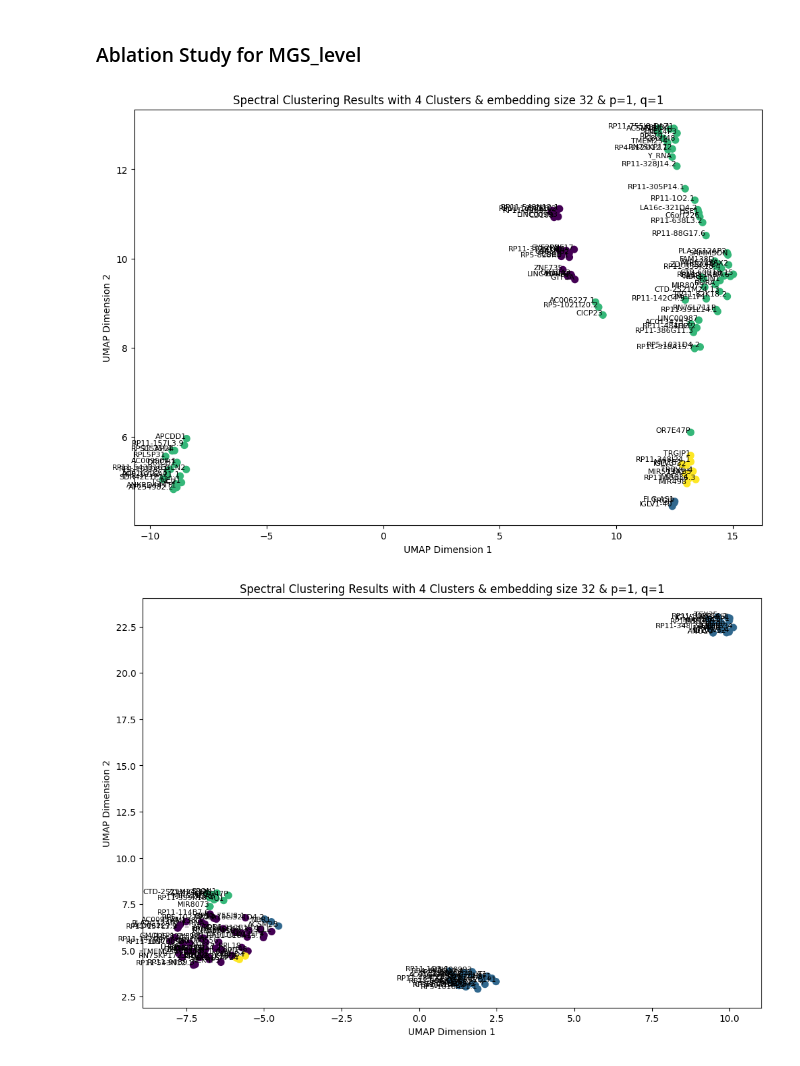
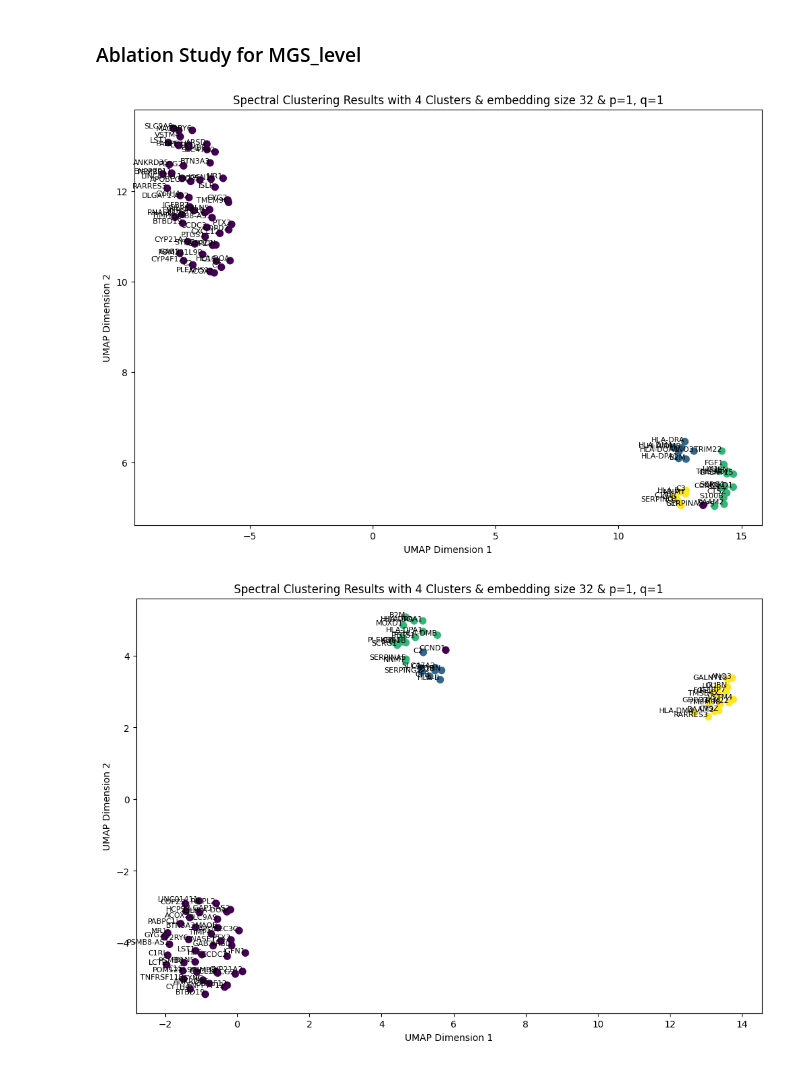
Before and after one commit to arkobarman/graphical_gene_clustering_RNASeq, a Jupyter notebook: pipeline.ipynb, the cells around one changed output. Cells and saved outputs as stored; diff of their text form; code cells hidden in the pictures.

```diff
--- a/pipeline.ipynb
+++ b/pipeline.ipynb
@@ -36,8 +38,23 @@ phase_4 = gene_expression.loc[phase_4_indices]
+# %%
+gene_expression = pd.read_csv('dataset/aak81Dataset.csv')
+meta_data = pd.DataFrame(gene_expression['mgs_level'])
+# %%
+gene_expression.drop(columns=['sample_id', 'Unnamed: 0', 'mgs_level'], inplace=True)
+# %%
+phase_1_indices = meta_data[meta_data['mgs_level'] == 'MGS1'].index
+phase_2_indices = meta_data[meta_data['mgs_level'] == 'MGS2'].index
+phase_3_indices = meta_data[meta_data['mgs_level'] == 'MGS3'].index
+phase_4_indices = meta_data[meta_data['mgs_level'] == 'MGS4'].index
+
+phase_1 = gene_expression.loc[phase_1_indices]
+phase_2 = gene_expression.loc[phase_2_indices]
+phase_3 = gene_expression.loc[phase_3_indices]
+phase_4 = gene_expression.loc[phase_4_indices]
 # %% [markdown]
 # 2. CS-CORE Method
 # %%
 # hyperparameters
-num_genes = 100
+num_genes = 81
 # %% [markdown]
 ### Compute the most expressed genes
 # %%
@@ -148,9 +162,9 @@ phase_3_embedding = graph_to_node2vec_embeddings(phase_3_clustering, dimensions=
 phase_4_embedding = graph_to_node2vec_embeddings(phase_4_clustering, dimensions=dimensions, p=p, q=q)
 # %%
-phase_1_labels = plot_dendrogram_with_embeddings(phase_1_embedding, gene_names.squeeze().tolist(), dimensions, n_clusters=n_clusters, p=p, q=q)
-phase_2_labels = plot_dendrogram_with_embeddings(phase_2_embedding, gene_names.squeeze().tolist(), dimensions, n_clusters=n_clusters, p=p, q=q)
-phase_3_labels = plot_dendrogram_with_embeddings(phase_3_embedding, gene_names.squeeze().tolist(), dimensions, n_clusters=n_clusters, p=p, q=q)
-phase_4_labels = plot_dendrogram_with_embeddings(phase_4_embedding, gene_names.squeeze().tolist(), dimensions, n_clusters=n_clusters, p=p, q=q)
+phase_1_labels = plot_dendrogram_with_embeddings(phase_1_embedding, gene_names.tolist(), dimensions, n_clusters=n_clusters, p=p, q=q)
+# phase_2_labels = plot_dendrogram_with_embeddings(phase_2_embedding, gene_names.squeeze().tolist(), dimensions, n_clusters=n_clusters, p=p, q=q)
+# phase_3_labels = plot_dendrogram_with_embeddings(phase_3_embedding, gene_names.squeeze().tolist(), dimensions, n_clusters=n_clusters, p=p, q=q)
+phase_4_labels = plot_dendrogram_with_embeddings(phase_4_embedding, gene_names.tolist(), dimensions, n_clusters=n_clusters, p=p, q=q)
 # %% [output]
-[figure, old version]
+[figure, new version]
-[figure, old version]
+[figure, new version]
```
Also changed, not shown: parts of 21 cells of this notebook, 6 other files.
